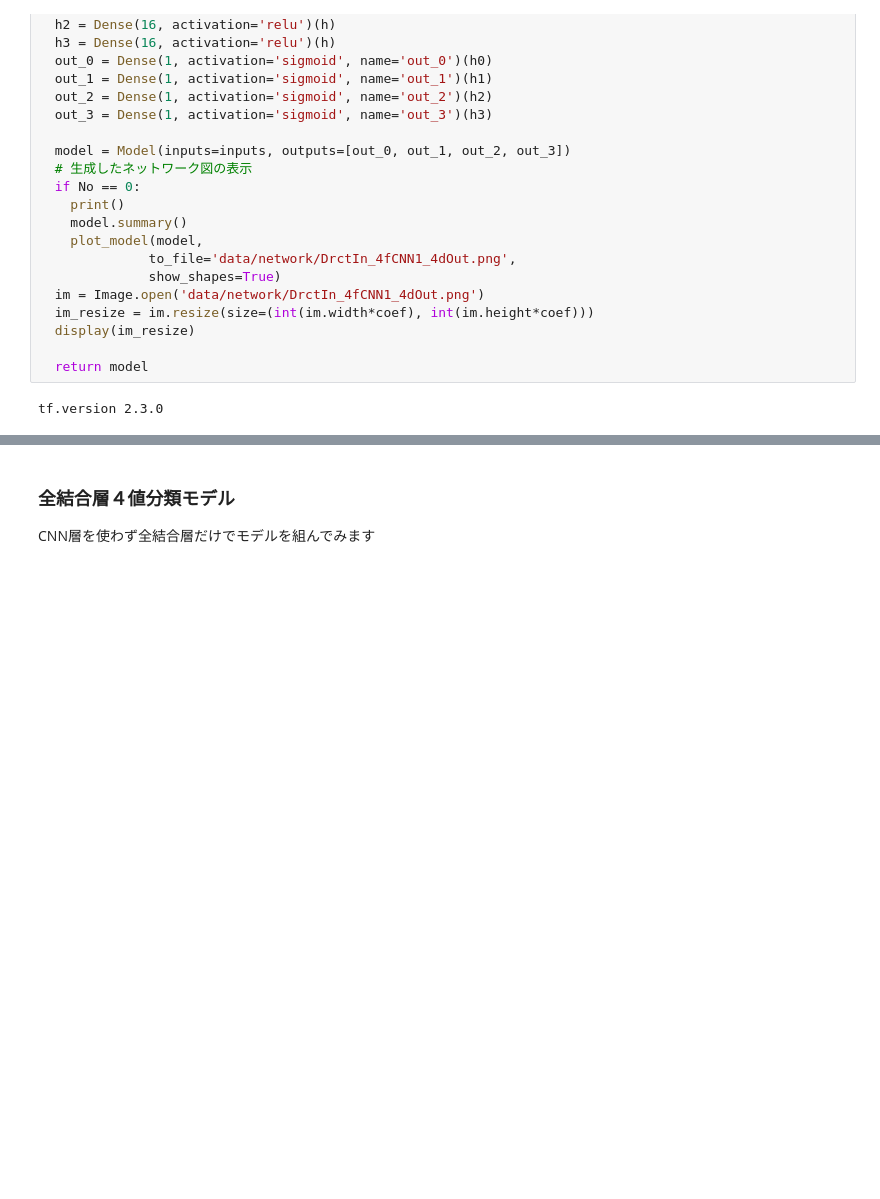
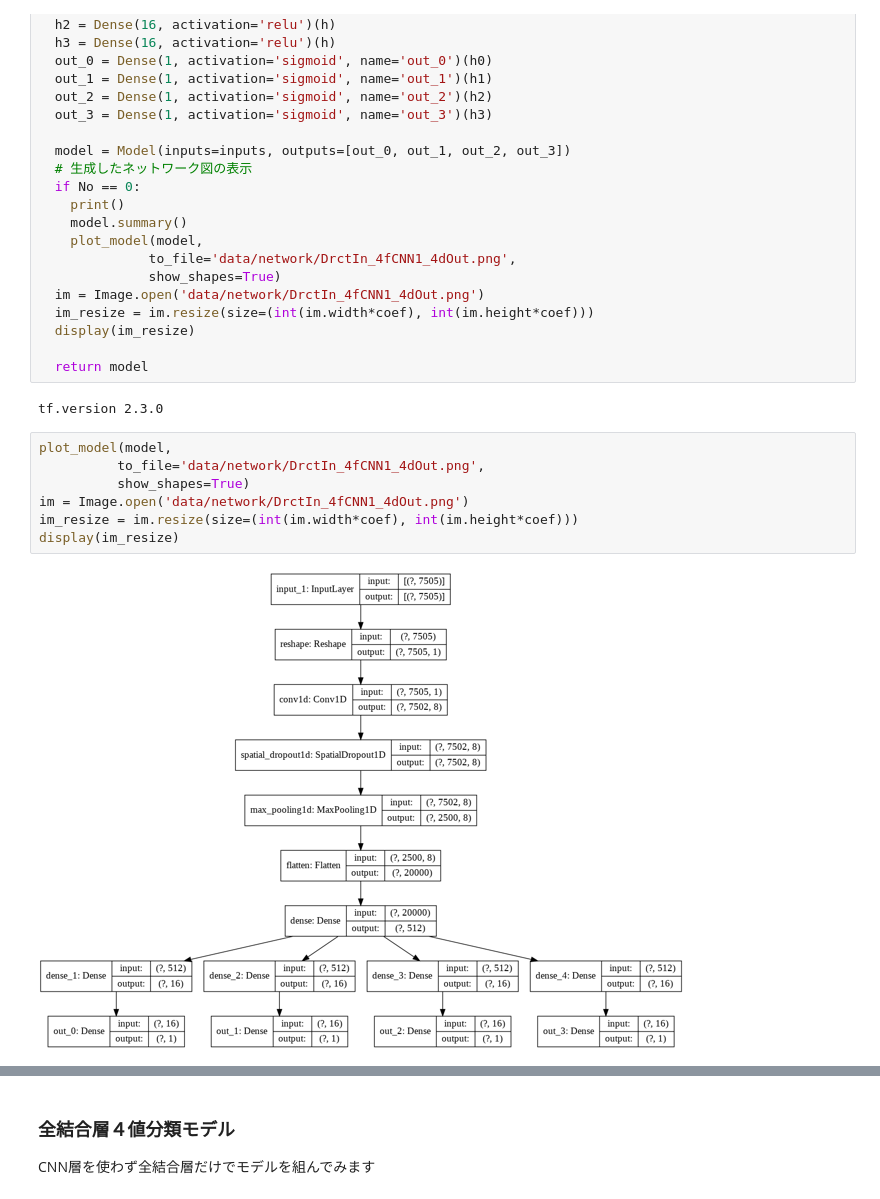
Before and after one commit to 2CO-Machine-Training/product, a Jupyter notebook: ニューラルネットワーク.ipynb, the cells around one changed output, grey strips where cells are left out. Cells and saved outputs as stored; diff of their text form; blank space fills up the shorter version.

```diff
--- a/ニューラルネットワーク.ipynb
+++ b/ニューラルネットワーク.ipynb
@@ -135,6 +135,15 @@ def DrctIn_4FLConv1D_4pthOut(x, No):
   return model
 # %% [output]
 tf.version 2.3.0
+# %%
+plot_model(model,
+          to_file='data/network/DrctIn_4fCNN1_4dOut.png',
+          show_shapes=True)
+im = Image.open('data/network/DrctIn_4fCNN1_4dOut.png')
+im_resize = im.resize(size=(int(im.width*coef), int(im.height*coef)))
+display(im_resize)
+# %% [output]
+[figure, added]
 # %%
 # CNN層4値分類モデル(単純交差検証)
 
```
Also changed, not shown: parts of 2 cells of this notebook, 3 other files.
